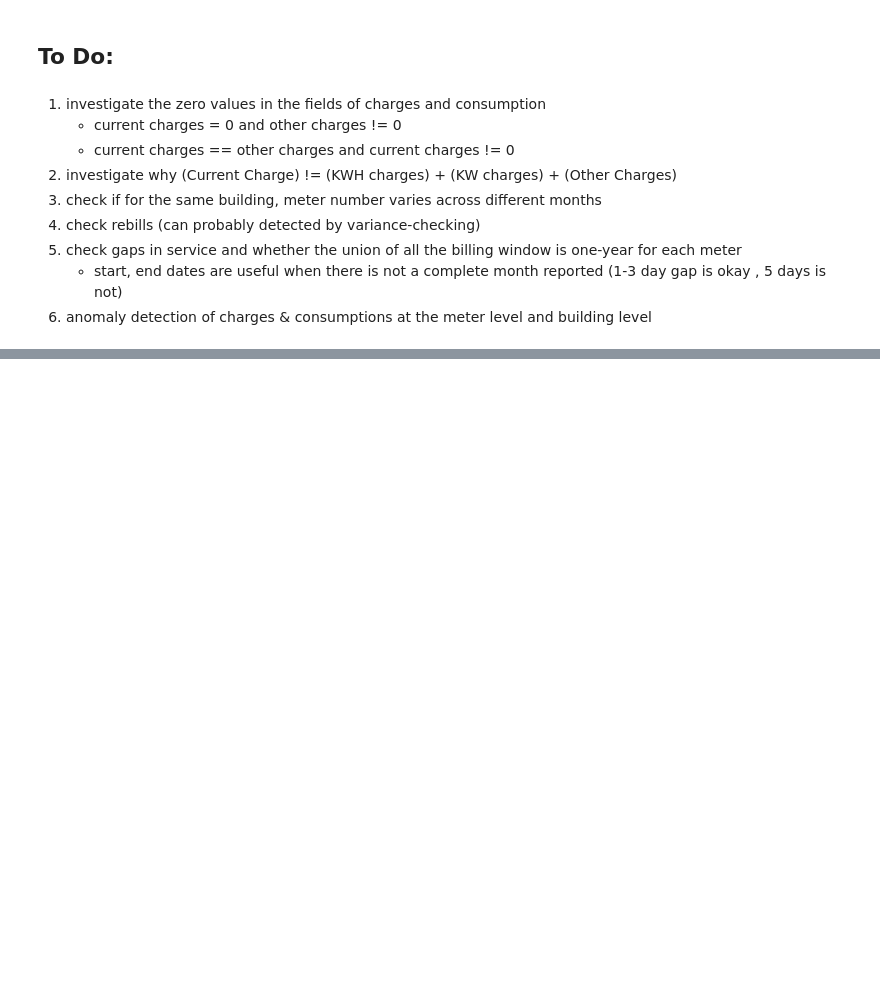
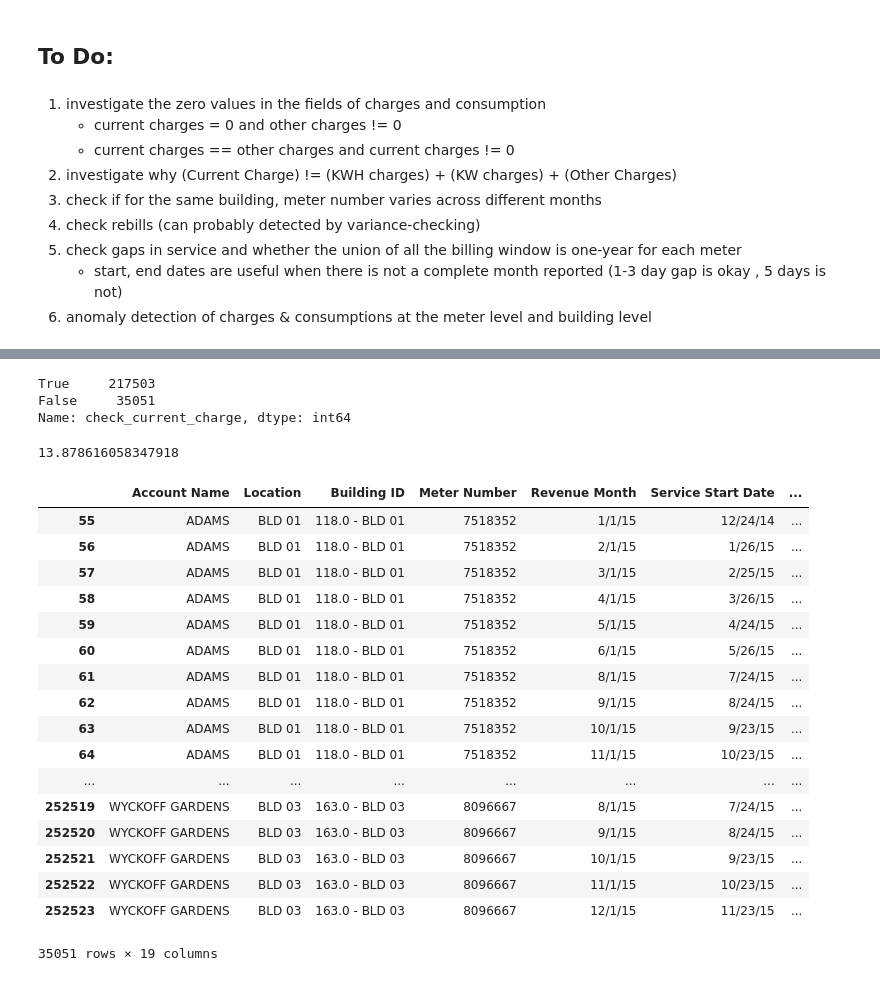
Before and after one commit to jasonfeiwang/Anomaly-Detectors, a Jupyter notebook: src/EDA-NYCHA-Electricity.ipynb, the cells around one changed output, grey strips where cells are left out. Saved outputs shown, nothing was run; the diff lists cells and outputs as text; code cells hidden in the pictures; blank space fills up the shorter version.

```diff
--- a/src/EDA-NYCHA-Electricity.ipynb
+++ b/src/EDA-NYCHA-Electricity.ipynb
@@ -446,0 +449,42 @@ df[((df['KW Charges'] == 0) ^ (df['Consumption (KW)'] == 0))]\
+# %%
+import pandas as pd
+clean_df = pd.read_csv("NYCHA_Electricity_2010_to_2018_Cleaned.csv", index_col=False)
+# %%
+# create a new column that aggregates all charge values
+clean_df["sum_all_charges"] = clean_df.apply(lambda x: x['KW Charges'] + x['KWH Charges'] + x['Other charges'], axis=1)
+# %%
+# check if the current charges are equal to the sum of all charges column
+clean_df["check_current_charge"] = clean_df.apply(lambda x: round(x['Current Charges']) == round(x['sum_all_charges']), axis=1)
+# %%
+# the number of rows with mismatching values
+clean_df['check_current_charge'].value_counts()
+# %% [output]
+True     217503
+False     35051
+Name: check_current_charge, dtype: int64
+# %%
+# percentage of rows with mismatching values in the clean data
+(len(clean_df[(clean_df.check_current_charge == False)])/len(clean_df['check_current_charge']))*100
+# %% [output]
+13.878616058347918
+# %%
+clean_df[(clean_df.check_current_charge == False)]
+# %% [output]
+|  | Account Name | Location | Building ID | Meter Number | Revenue Month | Service Start Date | ... |
+| 55 | ADAMS | BLD 01 | 118.0 - BLD 01 | 7518352 | 1/1/15 | 12/24/14 | ... |
+| 56 | ADAMS | BLD 01 | 118.0 - BLD 01 | 7518352 | 2/1/15 | 1/26/15 | ... |
+| 57 | ADAMS | BLD 01 | 118.0 - BLD 01 | 7518352 | 3/1/15 | 2/25/15 | ... |
+| 58 | ADAMS | BLD 01 | 118.0 - BLD 01 | 7518352 | 4/1/15 | 3/26/15 | ... |
+| 59 | ADAMS | BLD 01 | 118.0 - BLD 01 | 7518352 | 5/1/15 | 4/24/15 | ... |
+| 60 | ADAMS | BLD 01 | 118.0 - BLD 01 | 7518352 | 6/1/15 | 5/26/15 | ... |
+| 61 | ADAMS | BLD 01 | 118.0 - BLD 01 | 7518352 | 8/1/15 | 7/24/15 | ... |
+| 62 | ADAMS | BLD 01 | 118.0 - BLD 01 | 7518352 | 9/1/15 | 8/24/15 | ... |
+| 63 | ADAMS | BLD 01 | 118.0 - BLD 01 | 7518352 | 10/1/15 | 9/23/15 | ... |
+| 64 | ADAMS | BLD 01 | 118.0 - BLD 01 | 7518352 | 11/1/15 | 10/23/15 | ... |
+| ... | ... | ... | ... | ... | ... | ... | ... |
+| 252519 | WYCKOFF GARDENS | BLD 03 | 163.0 - BLD 03 | 8096667 | 8/1/15 | 7/24/15 | ... |
+| 252520 | WYCKOFF GARDENS | BLD 03 | 163.0 - BLD 03 | 8096667 | 9/1/15 | 8/24/15 | ... |
+| 252521 | WYCKOFF GARDENS | BLD 03 | 163.0 - BLD 03 | 8096667 | 10/1/15 | 9/23/15 | ... |
+| 252522 | WYCKOFF GARDENS | BLD 03 | 163.0 - BLD 03 | 8096667 | 11/1/15 | 10/23/15 | ... |
+| 252523 | WYCKOFF GARDENS | BLD 03 | 163.0 - BLD 03 | 8096667 | 12/1/15 | 11/23/15 | ... |
+35051 rows × 19 columns
```
Also changed, not shown: parts of 12 cells of this notebook.
